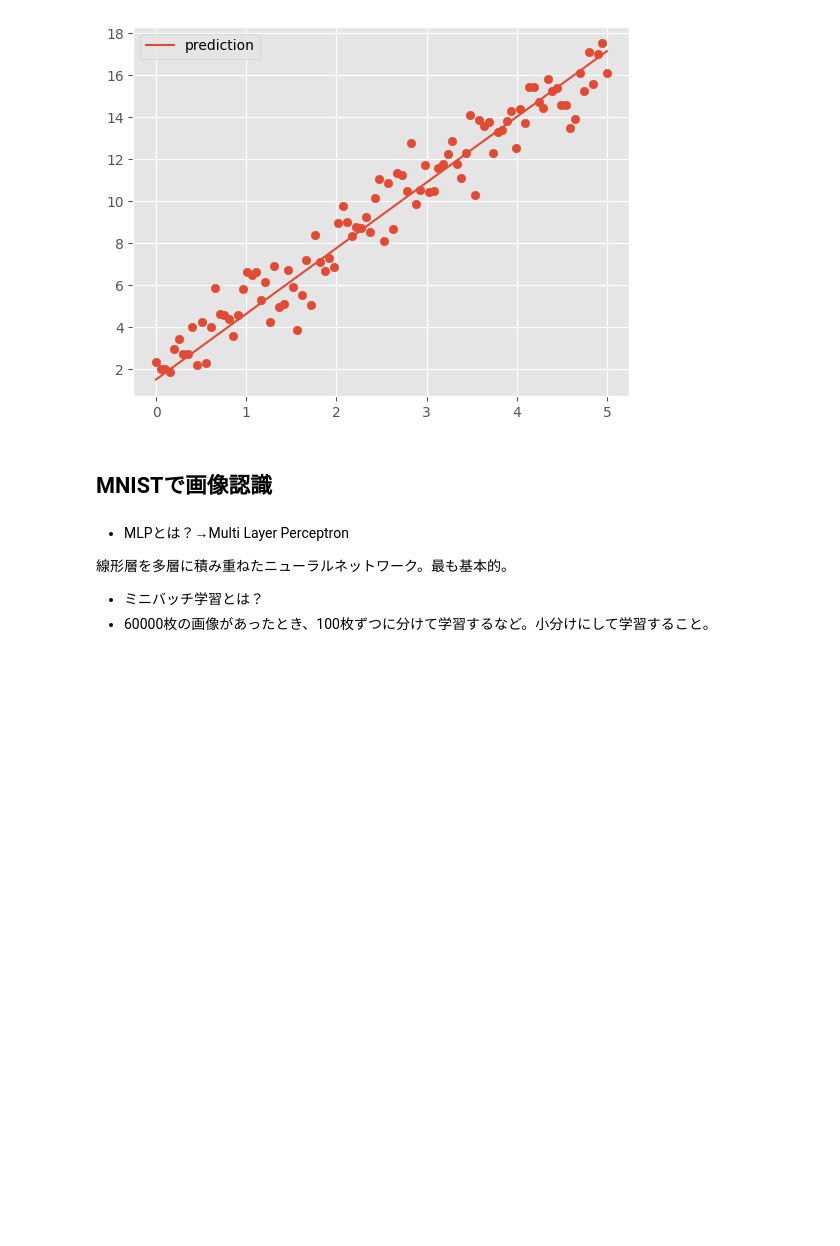
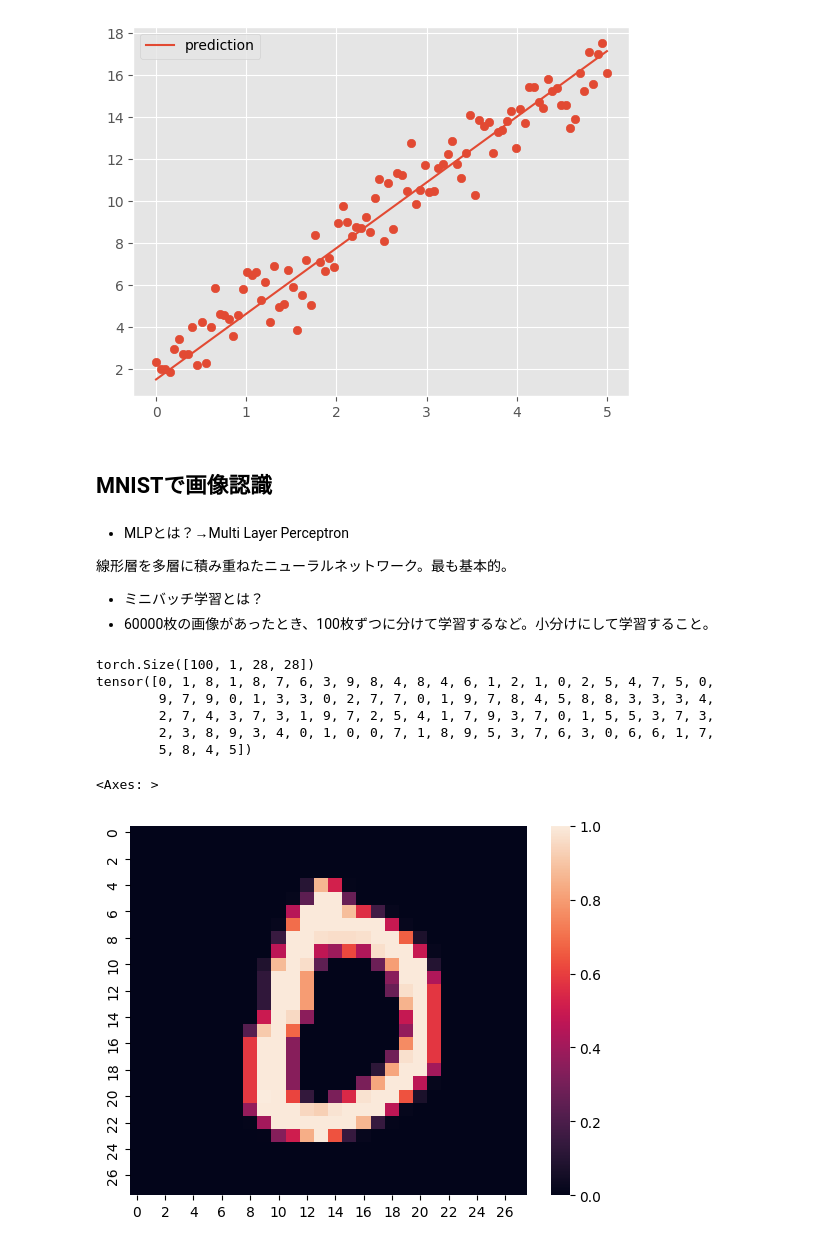
Before and after one commit to Pakeith0805/Study_PyTorch, a Jupyter notebook: main.ipynb, the cells around one changed output. Drawn from its saved outputs; the diff is of its cells as text; code cells hidden in the pictures; blank space fills up the shorter version.

```diff
--- a/main.ipynb
+++ b/main.ipynb
@@ -324,6 +324,28 @@ size_batches = 100
 # データセットを宣言。shuffle=Trueにすると、画像をランダムな順番で読みこんでくれる。
 train_dataloader = DataLoader(train_dataset, batch_size=size_batches, shuffle=True)
 # %%
-# 試しに画像を見てみよう。
+# 試しに画像のデータを見てみよう。
 train_iter = iter(train_dataloader) # iterはiteratorの略。データを一個ずつ取り出すときに使う。
-imgs, labels = next(train_iter)
+imgs, labels = next(train_iter) #最初の100枚を読み込む
+print(imgs.size()) # 最初の100はミニバッチの次元数。100枚だから100。1はチャネル。グレースケールなので1。RGBなら3、透明度も入れたら4。28、28は画像の大きさ。28×28ピクセルの画像。
+print(labels) # 分類の教師データ。
+# %% [output]
+torch.Size([100, 1, 28, 28])
+tensor([0, 1, 8, 1, 8, 7, 6, 3, 9, 8, 4, 8, 4, 6, 1, 2, 1, 0, 2, 5, 4, 7, 5, 0,
+        9, 7, 9, 0, 1, 3, 3, 0, 2, 7, 7, 0, 1, 9, 7, 8, 4, 5, 8, 8, 3, 3, 3, 4,
+        2, 7, 4, 3, 7, 3, 1, 9, 7, 2, 5, 4, 1, 7, 9, 3, 7, 0, 1, 5, 5, 3, 7, 3,
+        2, 3, 8, 9, 3, 4, 0, 1, 0, 0, 7, 1, 8, 9, 5, 3, 7, 6, 3, 0, 6, 6, 1, 7,
+        5, 8, 4, 5])
+# %%
+# 配列img[0]のうち、最初の画像をimgとして保存。
+img = imgs[0]
+# %%
+# 今はチャネルが最初に来ているが、最後に回す必要があるので軸の順番を変換。
+# なぜかというと、tensorは(C, H, W)の順を想定しているが、matplotは(H, W, C)の順を想定しているから。
+img_permute = img.permute(1, 2, 0)
+# %%
+# 画像を表示。
+sns.heatmap(img_permute.numpy()[:, :, 0]) # tensorクラスではだめで、二次元の配列でなければだめ。
+# %% [output]
+<Axes: >
+[figure, added]
```
